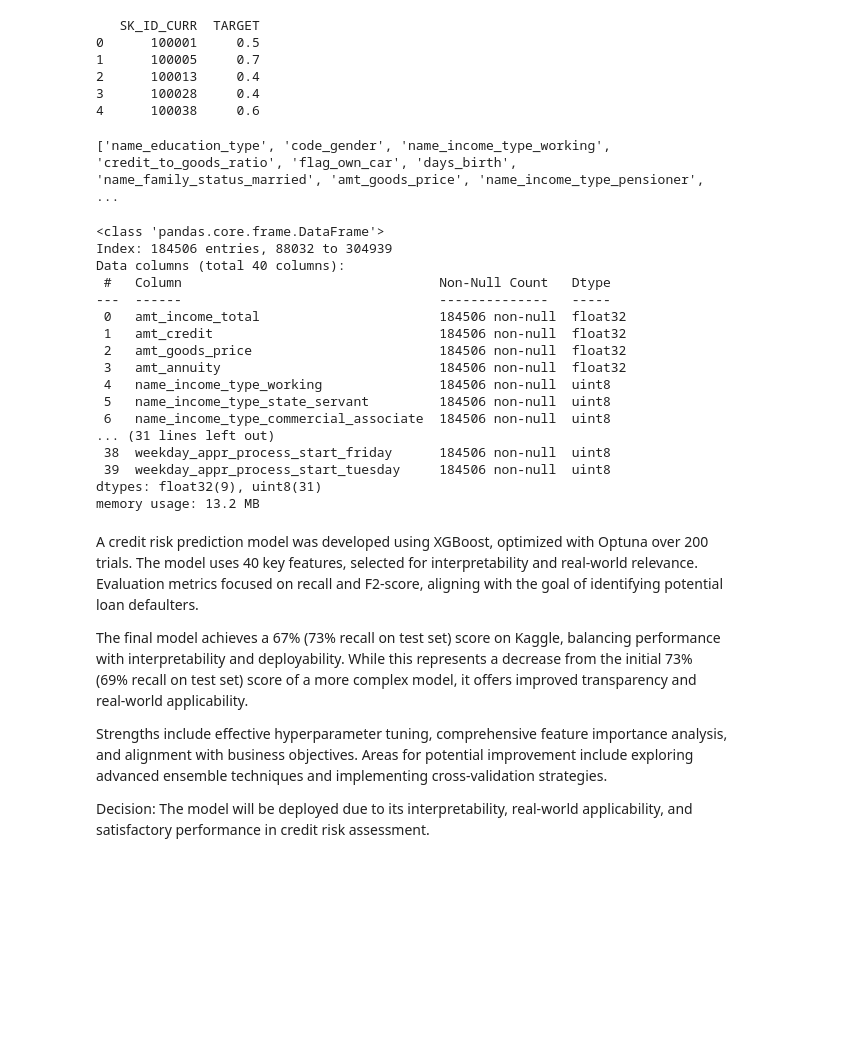
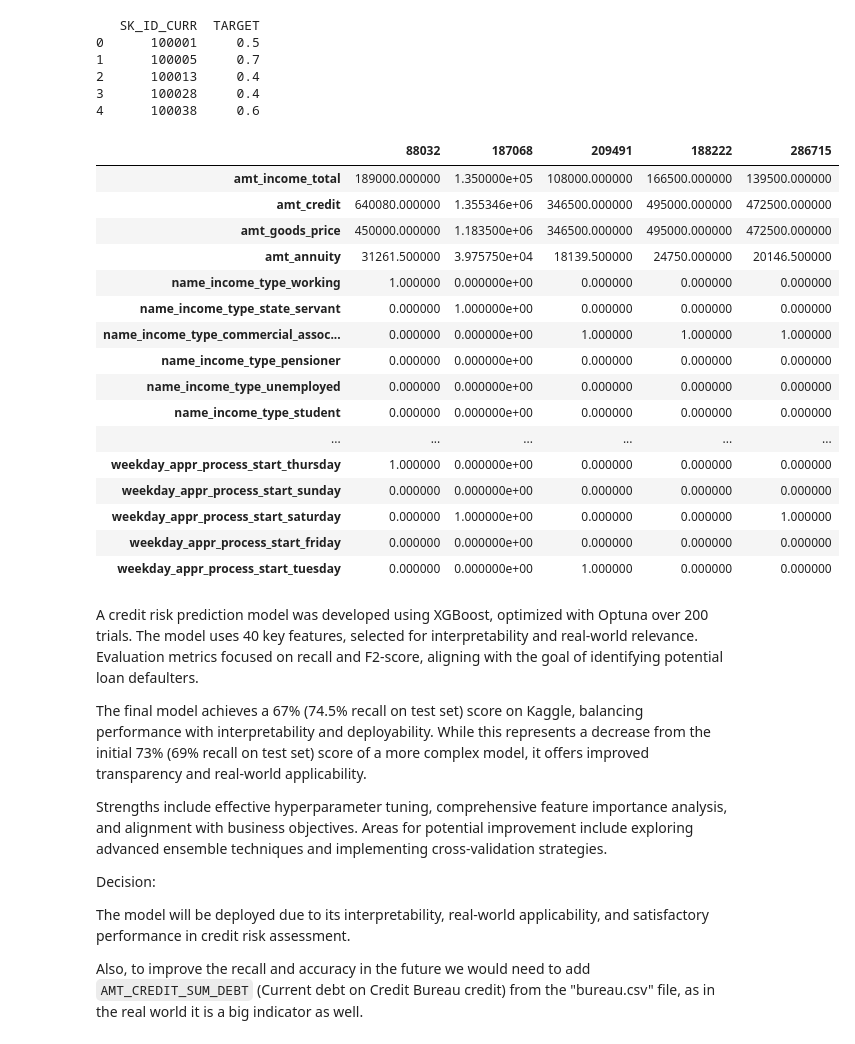
Before and after one commit to vytautas-bunevicius/retail-bank-risk-evaluation, a Jupyter notebook: notebooks/05_model_training_and_evaluation.ipynb, the cells around one changed output. Saved outputs shown, nothing was run; the diff lists cells and outputs as text; code cells hidden in the pictures; blank space fills up the shorter version.

```diff
--- a/notebooks/05_model_training_and_evaluation.ipynb
+++ b/notebooks/05_model_training_and_evaluation.ipynb
@@ -781,43 +817,35 @@ print(submission_df.head())
 2      100013     0.4
 3      100028     0.4
 4      100038     0.6
-# %%
-with open("../models/tuned_tuned_xgboost_checkpoint.pkl", "rb") as f:
-    checkpoint = pickle.load(f)
-
-model = checkpoint["model"]
-selected_features = checkpoint["selected_features"]
-print(selected_features)
-# %% [output]
-['name_education_type', 'code_gender', 'name_income_type_working', 'credit_to_goods_ratio', 'flag_own_car', 'days_birth', 'name_family_status_married', 'amt_goods_price', 'name_income_type_pensioner', ...
-# %%
-
-
-X_train_filtered.info(memory_usage="deep")
-# %% [output]
-<class 'pandas.core.frame.DataFrame'>
-Index: 184506 entries, 88032 to 304939
-Data columns (total 40 columns):
- #   Column                                 Non-Null Count   Dtype
----  ------                                 --------------   -----
- 0   amt_income_total                       184506 non-null  float32
- 1   amt_credit                             184506 non-null  float32
- 2   amt_goods_price                        184506 non-null  float32
- 3   amt_annuity                            184506 non-null  float32
- 4   name_income_type_working               184506 non-null  uint8
- 5   name_income_type_state_servant         184506 non-null  uint8
- 6   name_income_type_commercial_associate  184506 non-null  uint8
-... (31 lines left out)
- 38  weekday_appr_process_start_friday      184506 non-null  uint8
- 39  weekday_appr_process_start_tuesday     184506 non-null  uint8
-dtypes: float32(9), uint8(31)
-memory usage: 13.2 MB
+# %%
+X_train_filtered.head().T
+# %% [output]
+|  | 88032 | 187068 | 209491 | 188222 | 286715 |
+| amt_income_total | 189000.000000 | 1.350000e+05 | 108000.000000 | 166500.000000 | 139500.000000 |
+| amt_credit | 640080.000000 | 1.355346e+06 | 346500.000000 | 495000.000000 | 472500.000000 |
+| amt_goods_price | 450000.000000 | 1.183500e+06 | 346500.000000 | 495000.000000 | 472500.000000 |
+| amt_annuity | 31261.500000 | 3.975750e+04 | 18139.500000 | 24750.000000 | 20146.500000 |
+| name_income_type_working | 1.000000 | 0.000000e+00 | 0.000000 | 0.000000 | 0.000000 |
+| name_income_type_state_servant | 0.000000 | 1.000000e+00 | 0.000000 | 0.000000 | 0.000000 |
+| name_income_type_commercial_assoc... | 0.000000 | 0.000000e+00 | 1.000000 | 1.000000 | 1.000000 |
+| name_income_type_pensioner | 0.000000 | 0.000000e+00 | 0.000000 | 0.000000 | 0.000000 |
+| name_income_type_unemployed | 0.000000 | 0.000000e+00 | 0.000000 | 0.000000 | 0.000000 |
+| name_income_type_student | 0.000000 | 0.000000e+00 | 0.000000 | 0.000000 | 0.000000 |
+| ... | ... | ... | ... | ... | ... |
+| weekday_appr_process_start_thursday | 1.000000 | 0.000000e+00 | 0.000000 | 0.000000 | 0.000000 |
+| weekday_appr_process_start_sunday | 0.000000 | 0.000000e+00 | 0.000000 | 0.000000 | 0.000000 |
+| weekday_appr_process_start_saturday | 0.000000 | 1.000000e+00 | 0.000000 | 0.000000 | 1.000000 |
+| weekday_appr_process_start_friday | 0.000000 | 0.000000e+00 | 0.000000 | 0.000000 | 0.000000 |
+| weekday_appr_process_start_tuesday | 0.000000 | 0.000000e+00 | 1.000000 | 0.000000 | 0.000000 |
 # %% [markdown]
 A credit risk prediction model was developed using XGBoost, optimized with Optuna over 200 trials. The model uses 40 key features, selected for interpretability and real-world relevance. Evaluation metrics focused on recall and F2-score, aligning with the goal of identifying potential loan defaulters.
 
-The final model achieves a 67% (73% recall on test set) score on Kaggle, balancing performance with interpretability and deployability. While this represents a decrease from the initial 73% (69% recall on test set) score of a more complex model, it offers improved transparency and real-world applicability.
+The final model achieves a 67% (74.5% recall on test set) score on Kaggle, balancing performance with interpretability and deployability. While this represents a decrease from the initial 73% (69% recall on test set) score of a more complex model, it offers improved transparency and real-world applicability.
 
 Strengths include effective hyperparameter tuning, comprehensive feature importance analysis, and alignment with business objectives. Areas for potential improvement include exploring advanced ensemble techniques and implementing cross-validation strategies.
 
 Decision:
+
 The model will be deployed due to its interpretability, real-world applicability, and satisfactory performance in credit risk assessment.
+
+Also, to improve the recall and accuracy in the future we would need to add `AMT_CREDIT_SUM_DEBT` (Current debt on Credit Bureau credit) from the "bureau.csv" file, as in the real world it is a big indicator as well.
```
Also changed, not shown: parts of 4 cells of this notebook, 10 other files.
